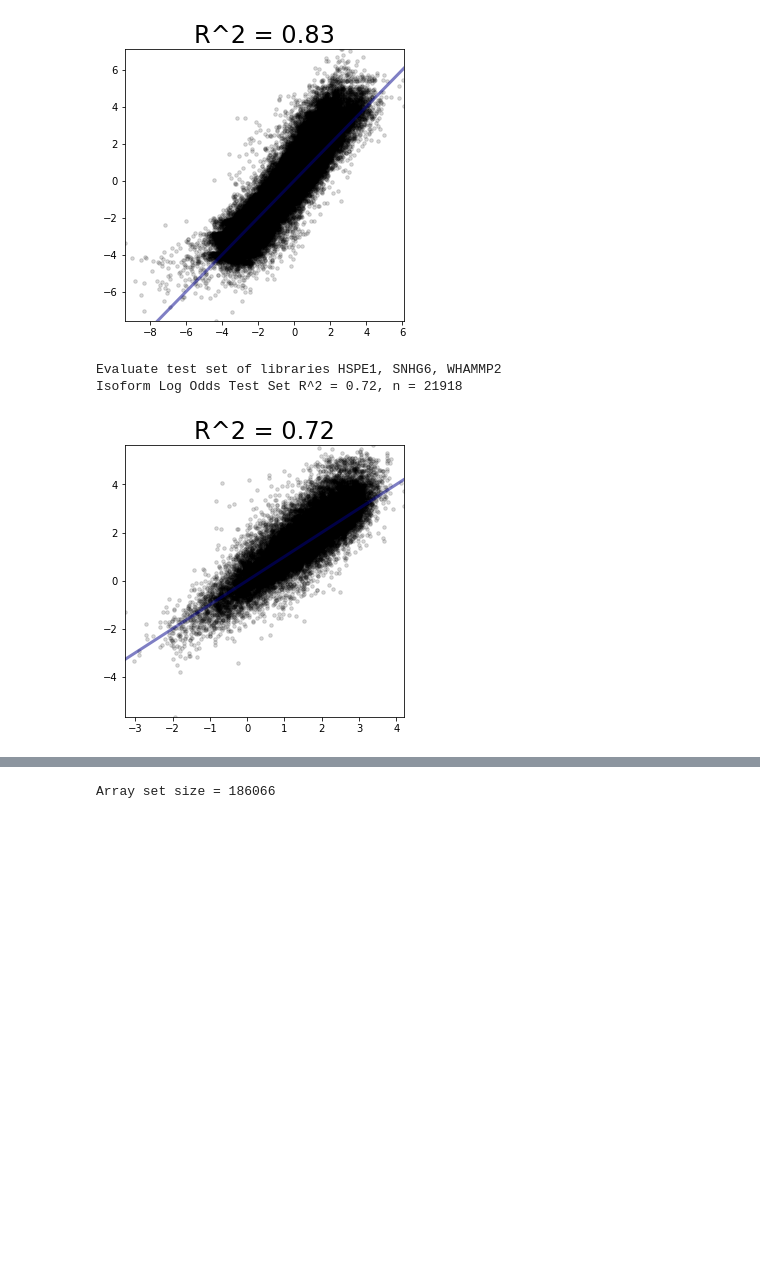
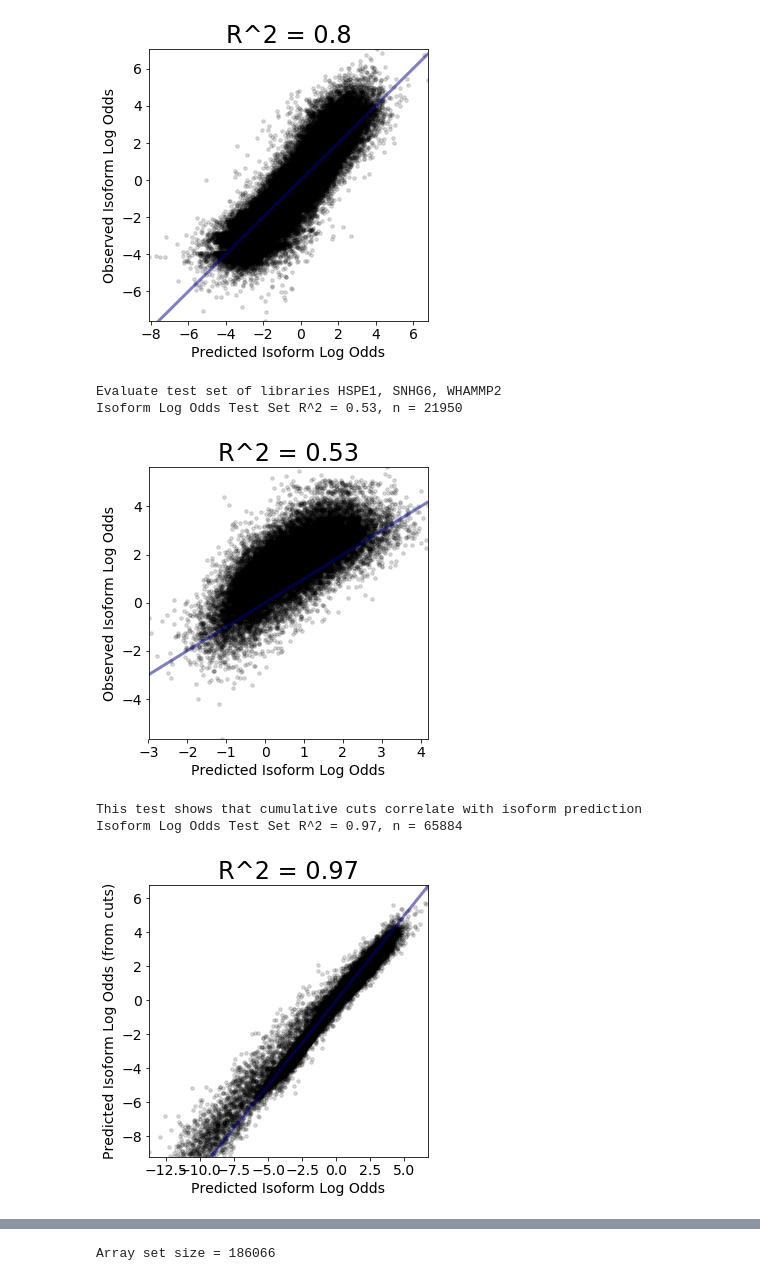
Before and after one commit to johli/aparent, a Jupyter notebook: analysis/evaluate_aparent_random_mpra.ipynb, the cells around one changed output, grey strips where cells are left out. Saved outputs shown, nothing was run; the diff lists cells and outputs as text; code cells hidden in the pictures; blank space fills up the shorter version.

Commit message:
Updated prediction scripts.

```diff
--- a/analysis/evaluate_aparent_random_mpra.ipynb
+++ b/analysis/evaluate_aparent_random_mpra.ipynb
@@ -18,12 +18,16 @@ import matplotlib.pyplot as plt
 plasmid_dict = isoio.load('../data/prepared_data/apa_plasmid_data/apa_plasmid_data')
 plasmid_df = plasmid_dict['plasmid_df']
 plasmid_cuts = plasmid_dict['plasmid_cuts']
-
-#Load plasmid test set predictions
-
-test_pred_dict = isoio.load('predictions/apa_plasmid_data/test_predictions')
-test_pred_df = test_pred_dict['plasmid_df']
-test_cuts_pred = test_pred_dict['cut_prob']
+# %%
+#Load plasmid test set predictions
+
+#model_name = 'aparent_large_lessdropout_all_libs_no_sampleweights'
+#model_name = 'aparent_large_all_libs'
+model_name = 'aparent_libs_30_31_34'
+
+test_pred_dict = isoio.load('predictions/apa_plasmid_data/' + model_name + '_test_predictions')
+test_pred_df = test_pred_dict['plasmid_df']
+test_cuts_pred = test_pred_dict['cut_prob']
 # %%
 #Join dataframe with prediction table and calculate true cut probabilities
 
@@ -31,6 +35,7 @@ plasmid_df['row_index'] = np.arange(len(plasmid_df), dtype=np.int)
 test_pred_df['row_index'] = np.arange(len(test_pred_df), dtype=np.int)
 
 test_df = plasmid_df.join(test_pred_df.set_index('seq'), on='seq', how='inner', lsuffix='_true', rsuffix='_pred')
+
 test_cuts_true = plasmid_cuts[np.ravel(test_df['row_index_true']), :]
 cut_true = np.concatenate([np.array(test_cuts_true[:, 180: 180 + 205].todense()), np.array(test_cuts_true[:, -1].todense()).reshape(-1, 1)], axis=-1)
 cut_true = cut_true / np.sum(cut_true, axis=-1).reshape(-1, 1)
@@ -39,13 +44,14 @@ cut_pred = np.array(test_cuts_pred[np.ravel(test_df['row_index_pred']), :].toden
 
 #Calculate isoform proportions and log odds values
 
-iso_true = np.sum(cut_true[:, 77:107], axis=-1)
-iso_pred = np.sum(cut_pred[:, 77:107], axis=-1)
+iso_true = np.sum(cut_true[:, 80: 80 + 25], axis=-1)
+iso_pred = np.ravel(test_df['iso_pred'])
+iso_pred_from_cuts = np.sum(cut_pred[:, 80: 80 + 25], axis=-1)
 
 lib = np.array(test_df['library'].values, dtype=np.object)
 lib_index = np.array(test_df['library_index'].values, dtype=np.int)
 # %%
-def plot_isoform_logodds_scatter(iso_true, iso_pred, lib_index, included_libs=None) :
+def plot_isoform_logodds_scatter(iso_true, iso_pred, lib_index, included_libs, x_label='Predicted Isoform Log Odds', y_label='Observed Isoform Log Odds') :
     #Filter on included libraries
     included_libs = np.array(included_libs)
 
@@ -74,6 +80,12 @@ def plot_isoform_logodds_scatter(iso_true, iso_pred, lib_index, included_libs=No
     max_y = min(np.max(logodds_pred), np.max(logodds_true))
     plt.plot([min_x, max_x], [min_y, max_y], alpha=0.5, color='darkblue', linewidth=3)
 
+    plt.xticks(fontsize=14)
+    plt.yticks(fontsize=14)
+
+    plt.xlabel(x_label, fontsize=14)
+    plt.ylabel(y_label, fontsize=14)
+
     plt.axis([np.min(logodds_pred), np.max(logodds_pred), np.min(logodds_true), np.max(logodds_true)])
     plt.title('R^2 = ' + str(round(r_val**2, 2)), fontsize=24)
     plt.show()
@@ -82,9 +94,18 @@ def plot_isoform_logodds_scatter(iso_true, iso_pred, lib_index, included_libs=No
 #Evaluate test set isoform prediction performance over all random libraries
 
 print("Evaluate test set of libraries TOMM5, Alien1, Alien2, ATR, AARS, SOX13")
-plot_isoform_logodds_scatter(iso_true, iso_pred, lib_index, included_libs=[2, 5, 8, 11, 20, 22, 30, 31, 34])
+
+included_libs = [2, 5, 8, 11, 20, 22, 30, 31, 34]
+plot_isoform_logodds_scatter(iso_true, iso_pred, lib_index, included_libs)
 
 print("Evaluate test set of libraries HSPE1, SNHG6, WHAMMP2")
-plot_isoform_logodds_scatter(iso_true, iso_pred, lib_index, included_libs=[32, 33, 35])
+
+included_libs = [32, 33, 35]
+plot_isoform_logodds_scatter(iso_true, iso_pred, lib_index, included_libs)
+
+print("This test shows that cumulative cuts correlate with isoform prediction")
+
+included_libs = [2, 5, 8, 11, 20, 22, 30, 31, 34]
+plot_isoform_logodds_scatter(iso_pred, iso_pred_from_cuts, lib_index, included_libs, x_label='Predicted Isoform Log Odds', y_label='Predicted Isoform Log Odds (from cuts)')
 # %% [output]
 Evaluate test set of libraries TOMM5, Alien1, Alien2, ATR, AARS, SOX13
@@ -92,4 +113,7 @@ Isoform Log Odds Test Set R^2 = 0.83, n = 58492
-[figure, old version]
+[figure, new version]
 Evaluate test set of libraries HSPE1, SNHG6, WHAMMP2
-Isoform Log Odds Test Set R^2 = 0.72, n = 21918
+Isoform Log Odds Test Set R^2 = 0.53, n = 21950
-[figure, old version]
+[figure, new version]
+This test shows that cumulative cuts correlate with isoform prediction
+Isoform Log Odds Test Set R^2 = 0.97, n = 65884
+[figure, added]
```
Also changed, not shown: parts of 8 cells of this notebook, 5 other files.
